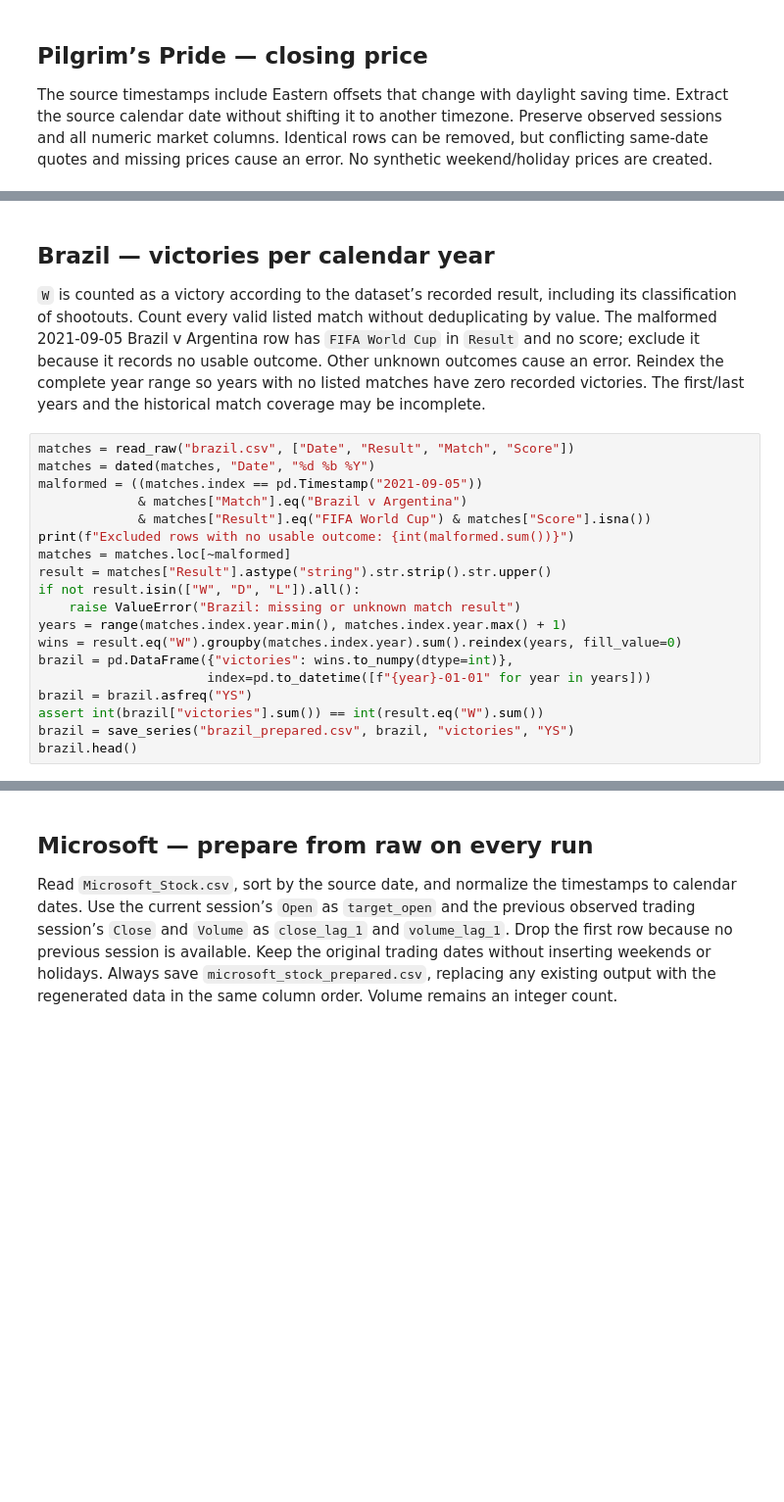
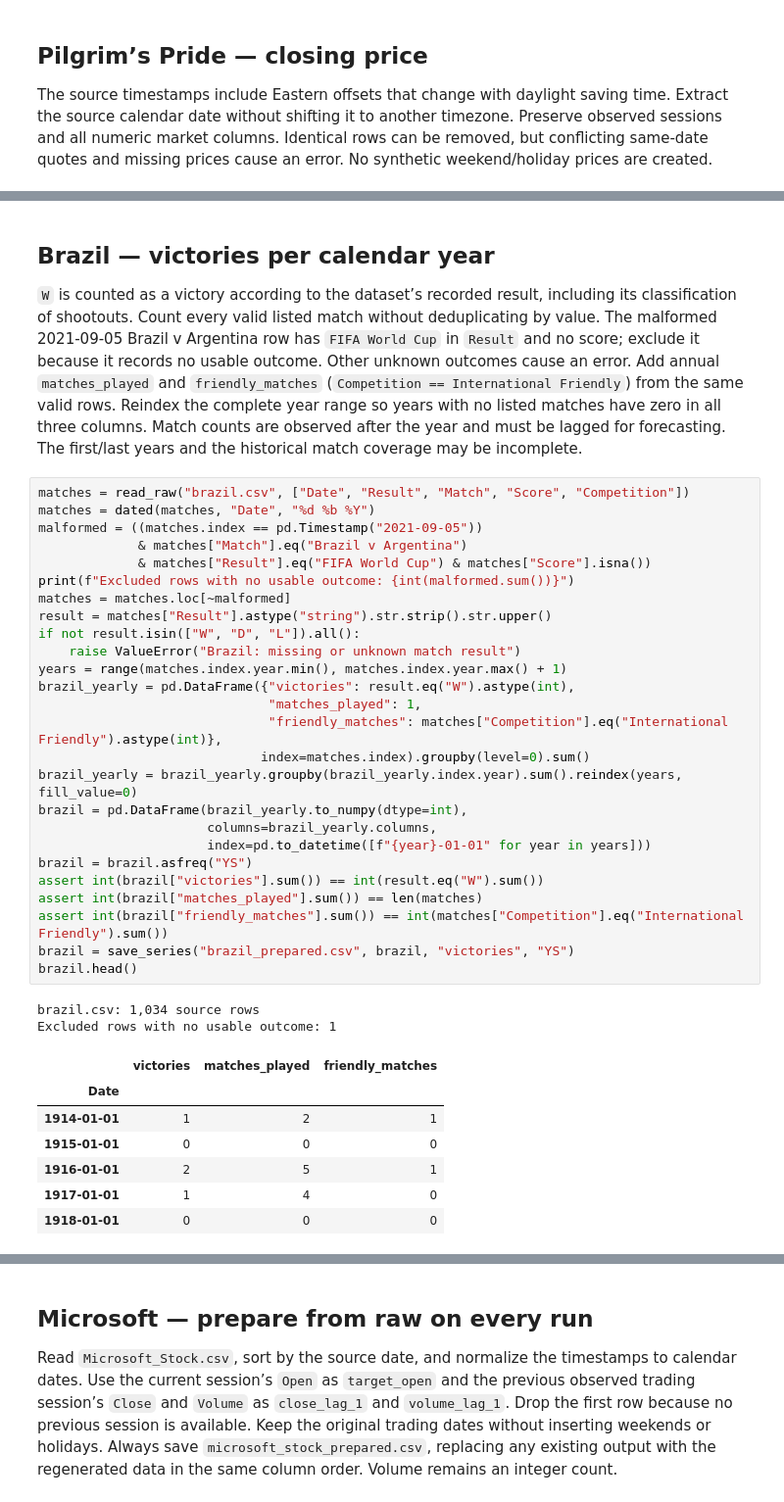
Before and after one commit to sosogasp/series-temporais, a Jupyter notebook: prepare_bases.ipynb, the cells around one changed output, grey strips where cells are left out. Shown at 98% size. Cells and saved outputs as stored; diff of their text form; blank space fills up the shorter version.

```diff
--- a/prepare_bases.ipynb
+++ b/prepare_bases.ipynb
@@ -102,26 +122,43 @@ stock.head()
 # %% [markdown]
 ## Brazil — victories per calendar year
 
-`W` is counted as a victory according to the dataset’s recorded result, including its classification of shootouts. Count every valid listed match without deduplicating by value. The malformed 2021-09-05 Brazil v Argentina row has `FIFA World Cup` in `Result` and no score; exclude it because it records no usable outcome. Other unknown outcomes cause an error. Reindex the complete year range so years with no listed matches have zero recorded victories. The first/last years and the historical match coverage may be incomplete.
+`W` is counted as a victory according to the dataset’s recorded result, including its classification of shootouts. Count every valid listed match without deduplicating by value. The malformed 2021-09-05 Brazil v Argentina row has `FIFA World Cup` in `Result` and no score; exclude it because it records no usable outcome. Other unknown outcomes cause an error. Add annual `matches_played` and `friendly_matches` (`Competition == International Friendly`) from the same valid rows. Reindex the complete year range so years with no listed matches have zero in all three columns. Match counts are observed after the year and must be lagged for forecasting. The first/last years and the historical match coverage may be incomplete.
 # %%
-matches = read_raw("brazil.csv", ["Date", "Result", "Match", "Score"])
+matches = read_raw("brazil.csv", ["Date", "Result", "Match", "Score", "Competition"])
 matches = dated(matches, "Date", "%d %b %Y")
 malformed = ((matches.index == pd.Timestamp("2021-09-05"))
              & matches["Match"].eq("Brazil v Argentina")
              & matches["Result"].eq("FIFA World Cup") & matches["Score"].isna())
 print(f"Excluded rows with no usable outcome: {int(malformed.sum())}")
 matches = matches.loc[~malformed]
 result = matches["Result"].astype("string").str.strip().str.upper()
 if not result.isin(["W", "D", "L"]).all():
     raise ValueError("Brazil: missing or unknown match result")
 years = range(matches.index.year.min(), matches.index.year.max() + 1)
-wins = result.eq("W").groupby(matches.index.year).sum().reindex(years, fill_value=0)
-brazil = pd.DataFrame({"victories": wins.to_numpy(dtype=int)},
+brazil_yearly = pd.DataFrame({"victories": result.eq("W").astype(int),
+                              "matches_played": 1,
+                              "friendly_matches": matches["Competition"].eq("International Friendly").astype(int)},
+                             index=matches.index).groupby(level=0).sum()
+brazil_yearly = brazil_yearly.groupby(brazil_yearly.index.year).sum().reindex(years, fill_value=0)
+brazil = pd.DataFrame(brazil_yearly.to_numpy(dtype=int),
+                      columns=brazil_yearly.columns,
                       index=pd.to_datetime([f"{year}-01-01" for year in years]))
 brazil = brazil.asfreq("YS")
 assert int(brazil["victories"].sum()) == int(result.eq("W").sum())
+assert int(brazil["matches_played"].sum()) == len(matches)
+assert int(brazil["friendly_matches"].sum()) == int(matches["Competition"].eq("International Friendly").sum())
 brazil = save_series("brazil_prepared.csv", brazil, "victories", "YS")
 brazil.head()
+# %% [output]
+brazil.csv: 1,034 source rows
+Excluded rows with no usable outcome: 1
+|  | victories | matches_played | friendly_matches |
+| Date |  |  |  |
+| 1914-01-01 | 1 | 2 | 1 |
+| 1915-01-01 | 0 | 0 | 0 |
+| 1916-01-01 | 2 | 5 | 1 |
+| 1917-01-01 | 1 | 4 | 0 |
+| 1918-01-01 | 0 | 0 | 0 |
 # %% [markdown]
 ## Sales — total daily profit
 
```
Also changed, not shown: parts of 8 cells of this notebook, 3 other files.
